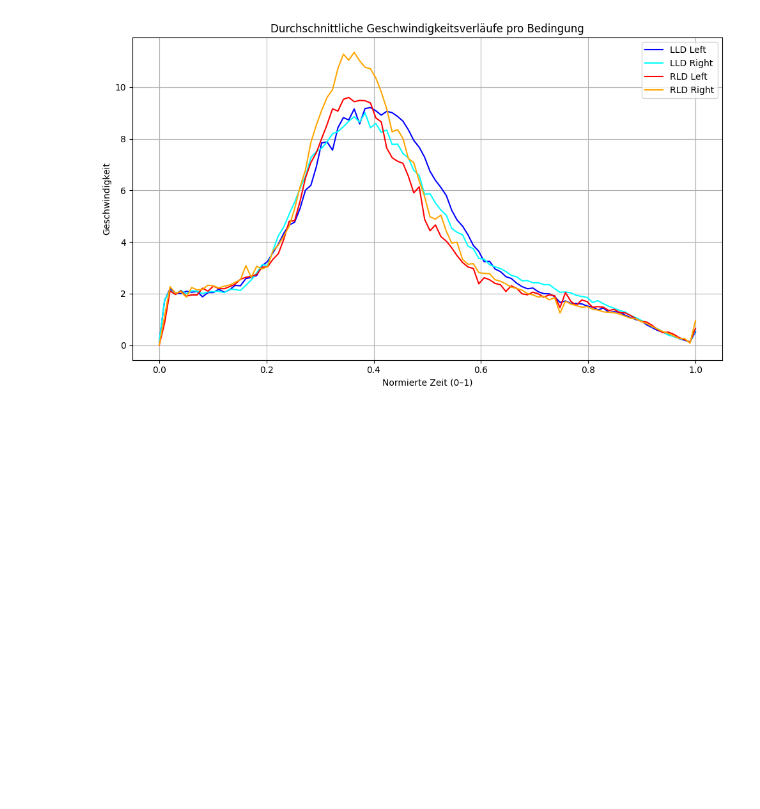
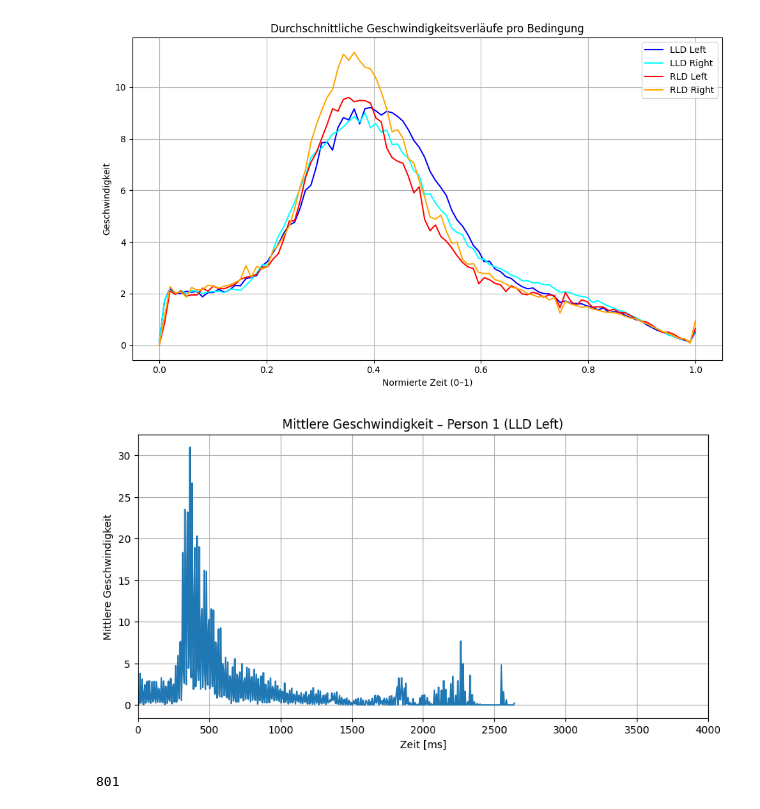
Before and after one commit to Michael1Mueller/Masterarbeit, a Jupyter notebook: speed-analysis.ipynb, the cells around one changed output. Saved outputs shown, nothing was run; the diff lists cells and outputs as text; code cells hidden in the pictures; blank space fills up the shorter version.

```diff
--- a/speed-analysis.ipynb
+++ b/speed-analysis.ipynb
@@ -627,0 +654,41 @@ plt.show()
+# %%
+import matplotlib.pyplot as plt
+
+plt.figure(figsize=(10, 5))
+plt.plot(target_time_ms, avg_speed_per_participant_lld_left[8])
+plt.xlabel("Zeit [ms]")
+plt.ylabel("Mittlere Geschwindigkeit")
+plt.title("Mittlere Geschwindigkeit – Person 1 (LLD Left)")
+plt.xlim(0, 4000)
+plt.grid(True)
+plt.show()
+# %% [output]
+[figure, added]
+# %%
+# Zeitachse von 0 bis 4000 ms in 5-ms-Schritten
+target_time_ms = np.arange(0, 4000 + 1, 5)  # ergibt 801 Punkte: 0, 5, 10, ..., 4000
+
+avg_speed_per_participant_lld_right = []
+
+for df in df_lld_right_target:
+    aligned_speeds = []
+
+    for speed in df['speed']:
+        time = np.arange(len(speed)) * 5  # echte Zeitpunkte in ms
+
+        # Interpoliere auf die feste Zielzeitachse, außerhalb: NaN
+        if len(speed) > 1:
+            interp_speed = np.interp(target_time_ms, time, speed, left=np.nan, right=np.nan)
+            aligned_speeds.append(interp_speed)
+
+    # Erzeuge (n_trials x 801) Matrix
+    speed_matrix = np.vstack(aligned_speeds)
+
+    # Mittelwert über alle Trials, ignoriere NaNs
+    mean_speed = np.nanmean(speed_matrix, axis=0)
+
+    avg_speed_per_participant_lld_right.append(mean_speed)
+
+len(avg_speed_per_participant_lld_right[0])
+# %% [output]
+801
```
Also changed, not shown: parts of 11 cells of this notebook, 1 other file.
